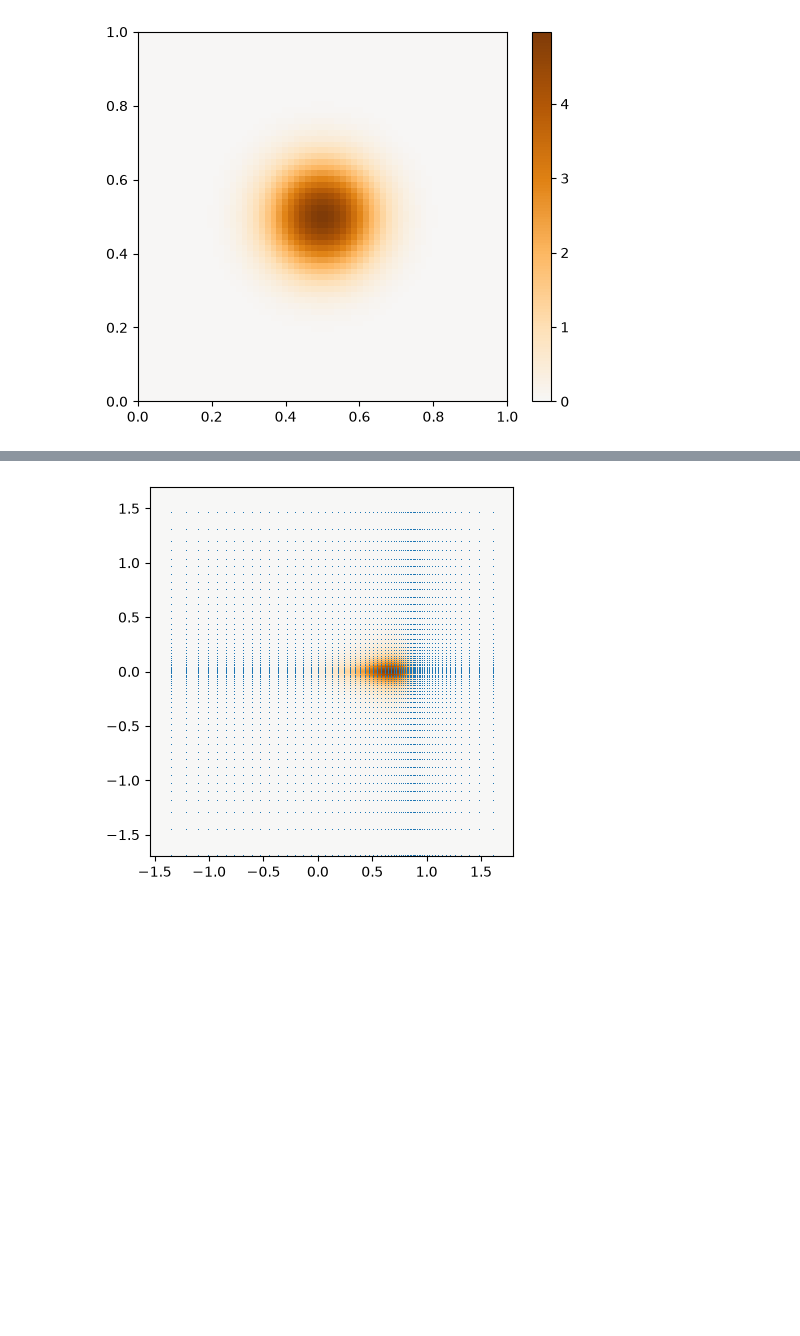
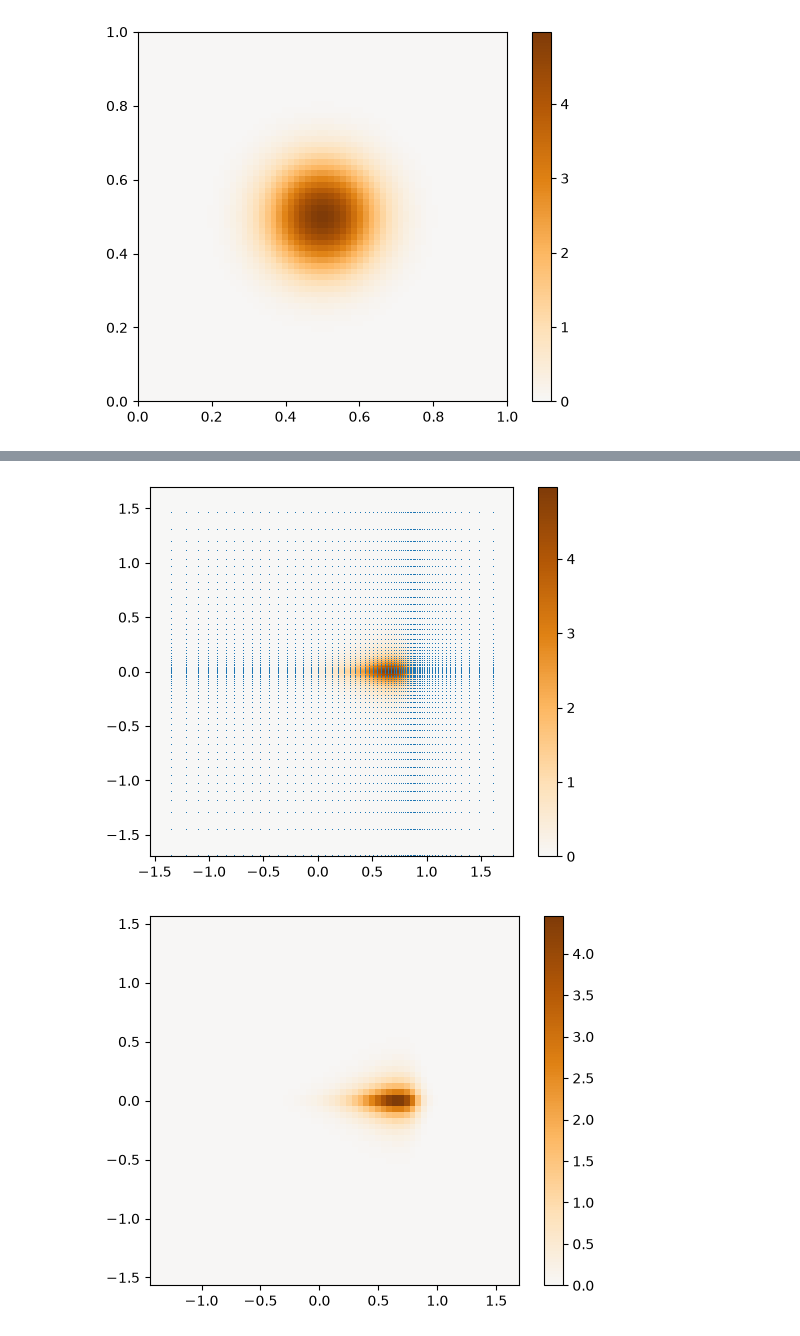
Before and after one commit to CKrawczyk/RTU-grid-herculens, a Jupyter notebook: example_usage_MP.ipynb, the cells around one changed output, grey strips where cells are left out. Cells and saved outputs as stored; diff of their text form; code cells hidden in the pictures; blank space fills up the shorter version.

```diff
--- a/example_usage_MP.ipynb
+++ b/example_usage_MP.ipynb
@@ -188,9 +191,10 @@ plt.pcolormesh(
 
 a, b = np.meshgrid(*source_edges[-1][1].T)
 plt.plot(a.flatten(), b.flatten(), ',')
-plt.gca().set_aspect(1);
+plt.gca().set_aspect(1)
+plt.colorbar();
 # %% [output]
-[figure, old version]
+[figure, new version]
 # %%
 centers_min = source_centers[-1][1][0]
 centers_max = source_centers[-1][1][-1]
@@ -209,4 +222,13 @@ source_real_space = interpn(
 )
 
 kwargs_source_real = [{'pixels': source_real_space}]
+# %%
+plt.imshow(
+    source_real_space,
+    extent=[centers_min[0], centers_max[0], centers_min[1], centers_max[1]],
+    cmap=new_cmap
+)
+plt.colorbar();
+# %% [output]
+[figure, added]
 # %%
```
Also changed, not shown: parts of 20 cells of this notebook, 2 other files.
